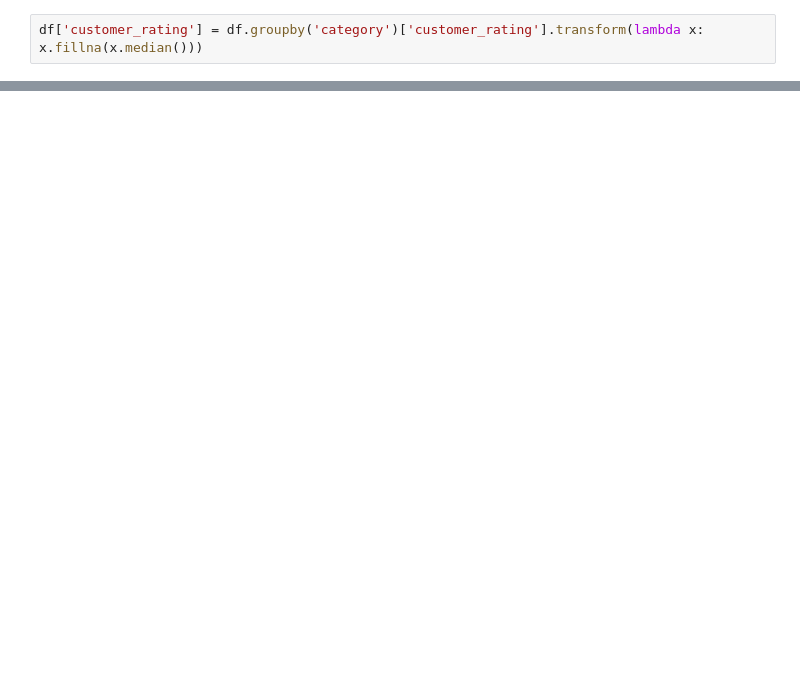
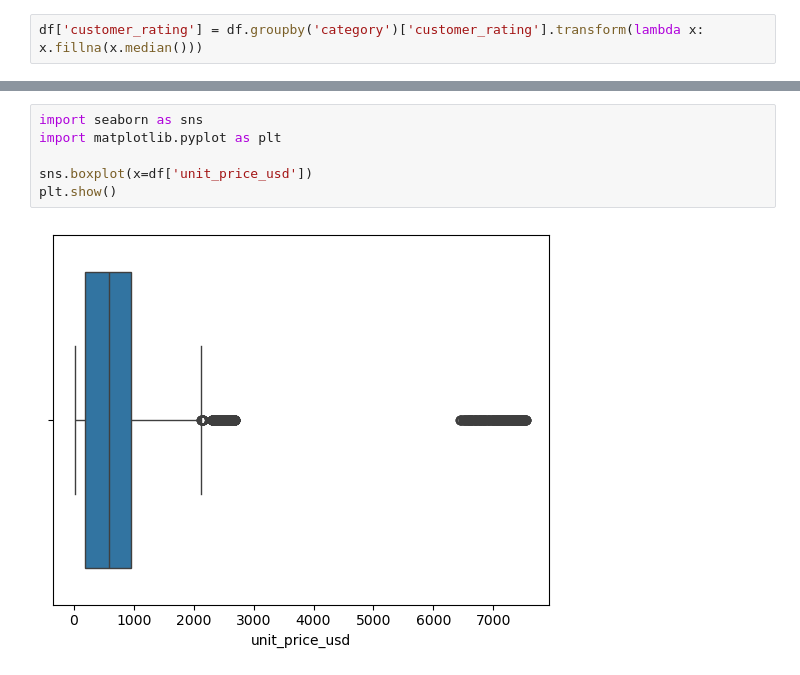
Before and after one commit to Toriq29/Apple-Global-Product-Sales-Dataset-Analysis, a Jupyter notebook: notebook/analyst.ipynb, the cells around one changed output, grey strips where cells are left out. Saved outputs shown, nothing was run; the diff lists cells and outputs as text; blank space fills up the shorter version.

```diff
--- a/notebook/analyst.ipynb
+++ b/notebook/analyst.ipynb
@@ -139,0 +105,8 @@ correlation_matrix
+# %%
+import seaborn as sns
+import matplotlib.pyplot as plt
+
+sns.boxplot(x=df['unit_price_usd'])
+plt.show()
+# %% [output]
+[figure, added]
```
Also changed, not shown: parts of 22 cells of this notebook.
